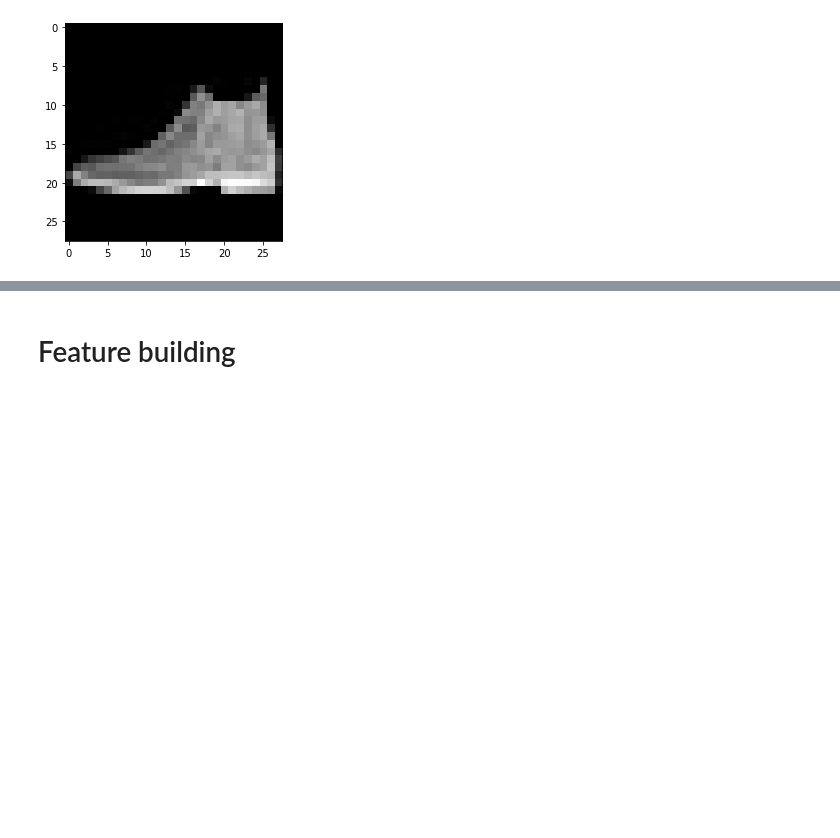
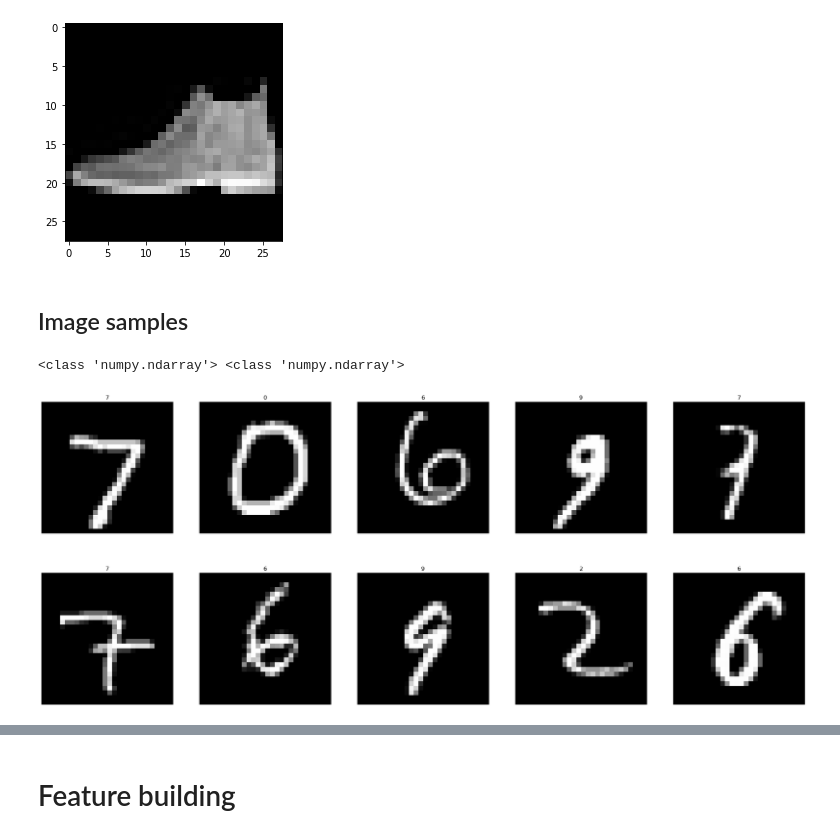
Before and after one commit to jpelayx/mnist-graphs, a Jupyter notebook: viz.ipynb, the cells around one changed output, grey strips where cells are left out. Saved outputs shown, nothing was run; the diff lists cells and outputs as text; code cells hidden in the pictures; blank space fills up the shorter version.

```diff
--- a/viz.ipynb
+++ b/viz.ipynb
@@ -68,3 +71,28 @@ plt.imshow(img, cmap='gray')
 # %% [output]
 <matplotlib.image.AxesImage at 0x...>
 [figure]
+# %% [markdown]
+## Image samples
+# %%
+sample_idxs = [0, 10, 100, 1000, 1500, 1750, 2000, 2250, 2500, 2750]
+def img_samples(ds, cmap=None, label_dict=None):
+    if not label_dict:
+        label_dict = {i:i for i in range(100)}
+    fig, axs = plt.subplots(2, 5, figsize=(29, 12))
+    print(type(axs), type(axs[0]))
+    for plot_idx, ds_idx in enumerate(sample_idxs):
+        img, label = ds[ds_idx]
+        i, j = int(plot_idx / 5), int(plot_idx % 5)
+        if cmap:
+            axs[i,j].imshow(img, cmap=cmap)
+        else:
+            axs[i,j].imshow(img)
+        axs[i,j].axis('off')
+        axs[i,j].set_title(label_dict[label])
+    plt.show()
+# %%
+ds = datasets.MNIST(root="mnist/test", train=False, download=True, transform=None)
+img_samples(ds, cmap='gray')
+# %% [output]
+<class 'numpy.ndarray'> <class 'numpy.ndarray'>
+[figure, added]
```
Also changed, not shown: parts of 12 cells of this notebook.
